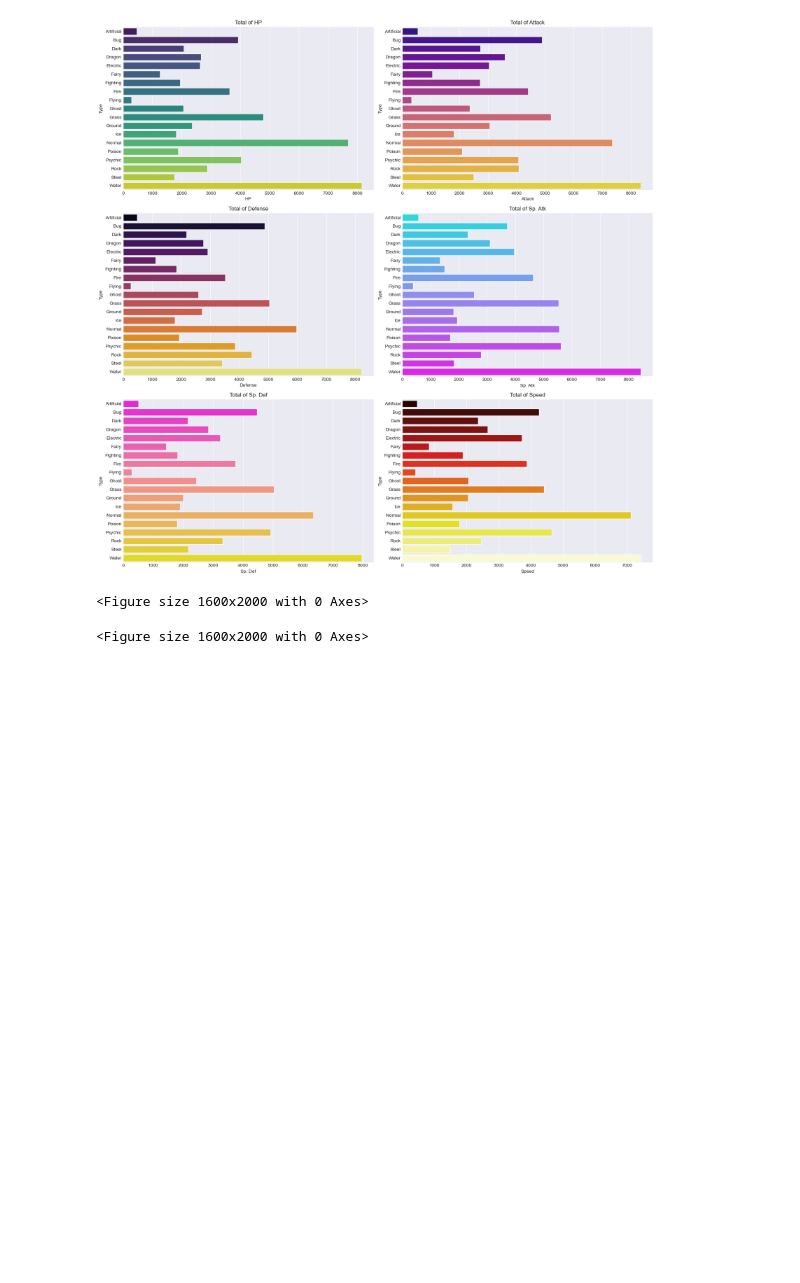
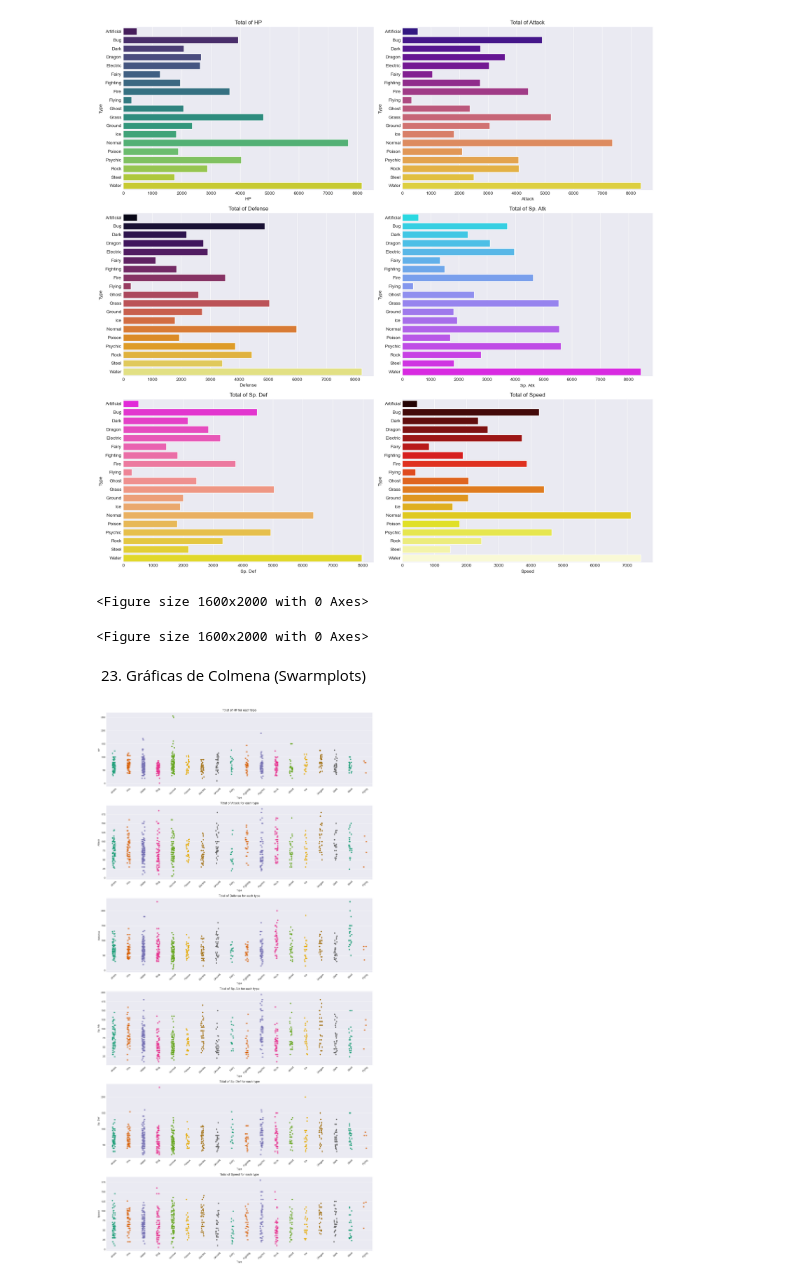
Before and after one commit to RufinoAngel/ECBD_9B_IDGS_Practicas_230499, a Jupyter notebook: Practica05/Practica05.ipynb, the cells around one changed output. Drawn from its saved outputs; the diff is of its cells as text; code cells hidden in the pictures; blank space fills up the shorter version.

```diff
--- a/Practica05/Practica05.ipynb
+++ b/Practica05/Practica05.ipynb
@@ -774,3 +774,31 @@ plt.figure(figsize=(16, 20))
 [figure]
 <Figure size 1600x2000 with 0 Axes>
 <Figure size 1600x2000 with 0 Axes>
+# %% [markdown]
+23. Gráficas de Colmena (Swarmplots)
+# %%
+k = 1
+plt.figure(figsize=(15, 30))
+df_filtrado = pokemonsE[(pokemonsE['Type'] != 'Artificial') & (pokemonsE['Type'].notna())]
+
+for i in stats:
+    plt.subplot(6, 1, k)
+    k += 1
+    sns.stripplot(
+        data=df_filtrado,
+        x='Type',
+        y=i,
+        hue='Type',
+        palette='Dark2',
+        legend=False
+    )
+
+    plt.title(f'Total of {i} for each type')
+    plt.xlabel('Type')
+    plt.ylabel(i)
+    plt.xticks(rotation=45)
+
+plt.tight_layout()
+plt.show()
+# %% [output]
+[figure, added]
```
Also changed, not shown: parts of 5 cells of this notebook.
